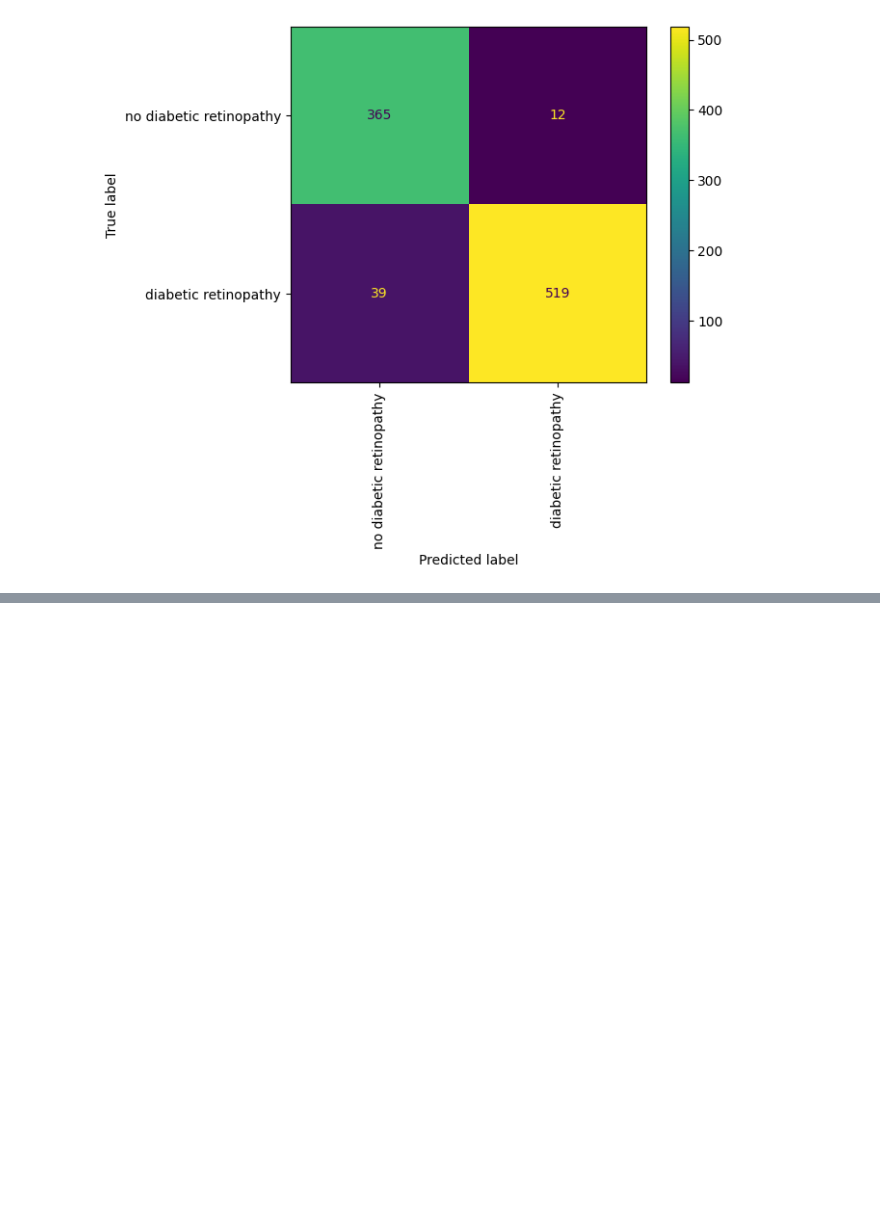
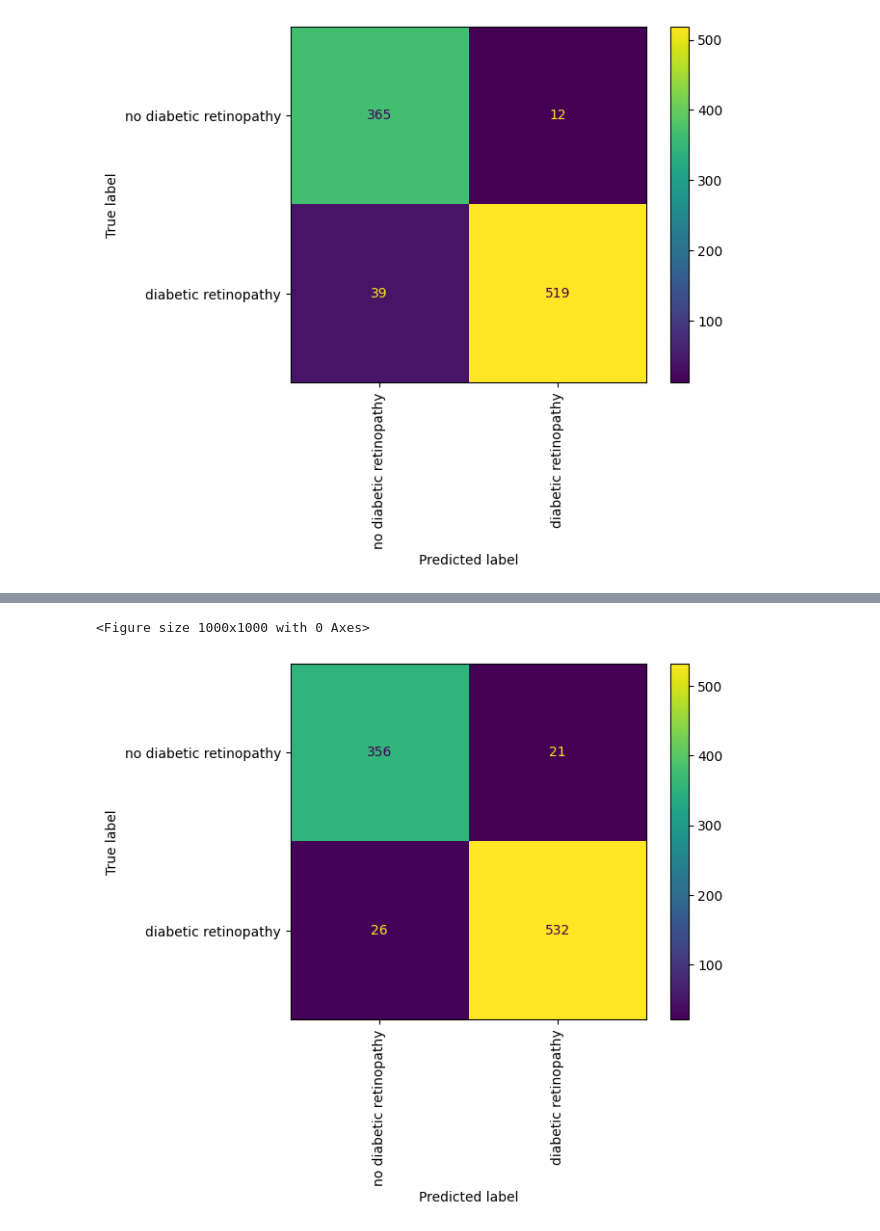
Before and after one commit to WojciechMojsiejuk/Advancing-AI-Driven-Oculomics, a Jupyter notebook: CLIP_Solution.ipynb, the cells around one changed output, grey strips where cells are left out. Drawn from its saved outputs; the diff is of its cells as text; code cells hidden in the pictures; blank space fills up the shorter version.

```diff
--- a/CLIP_Solution.ipynb
+++ b/CLIP_Solution.ipynb
@@ -876,0 +1208,19 @@ plt.show()
+# %%
+y_true = np.ones((len(test))).astype(np.int64)*-1
+y_pred = np.empty((len(test),len(labels))).astype(np.float64)
+for idx, (image, label) in enumerate(test_loader):
+    # Calculate features
+    with torch.no_grad():
+        y_pred[idx,:] = model_ft(image).softmax(dim=-1)
+        y_true[idx]=label[0]
+# %%
+y_pred_cls = np.argmax(y_pred,axis=1)
+# %%
+cm = confusion_matrix(y_true,y_pred_cls)
+plt.figure(figsize=(10,10))
+disp = ConfusionMatrixDisplay(confusion_matrix=cm,display_labels=labels)
+disp.plot(xticks_rotation='vertical')
+plt.show()
+# %% [output]
+<Figure size 1000x1000 with 0 Axes>
+[figure, added]
```
Also changed, not shown: parts of 38 cells of this notebook, 2 other files.
